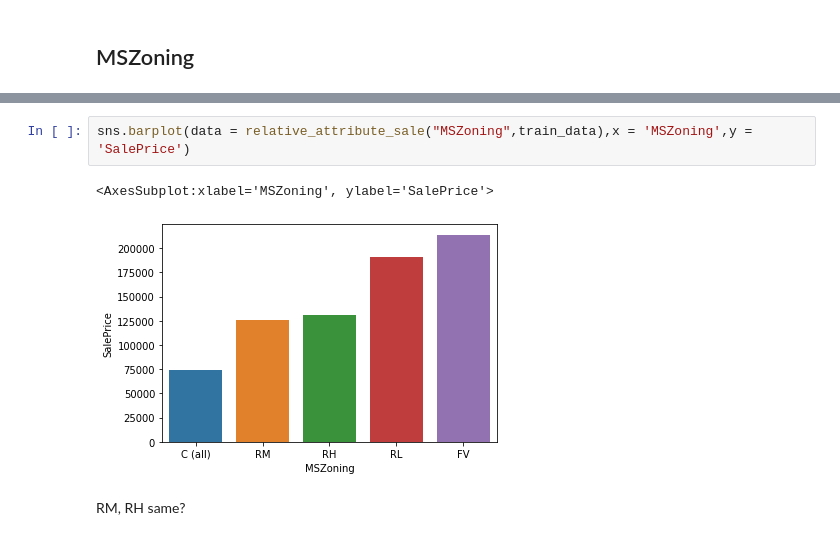
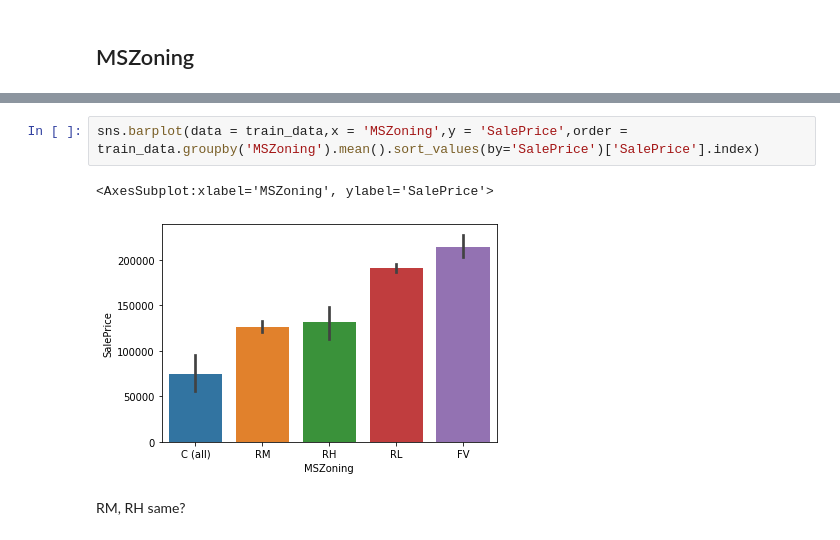
Before and after one commit to hoangquy18/Machine-Learning, a Jupyter notebook: Machine Learning/House/house.ipynb, the cells around one changed output, grey strips where cells are left out. Saved outputs shown, nothing was run; the diff lists cells and outputs as text.

```diff
--- a/Machine Learning/House/house.ipynb
+++ b/Machine Learning/House/house.ipynb
@@ -116,8 +243,8 @@ sns.barplot(data = mean_mssub_sale,x='MSSubClass',y='SalePrice',order = mean_mss
 # %%
-sns.barplot(data = relative_attribute_sale("MSZoning",train_data),x = 'MSZoning',y = 'SalePrice')
+sns.barplot(data = train_data,x = 'MSZoning',y = 'SalePrice',order = train_data.groupby('MSZoning').mean().sort_values(by='SalePrice')['SalePrice'].index)
 # %% [output]
 <AxesSubplot:xlabel='MSZoning', ylabel='SalePrice'>
-[figure, old version]
+[figure, new version]
 # %% [markdown]
 RM, RH same?
 # %% [markdown]
```
Also changed, not shown: parts of 35 cells of this notebook.
